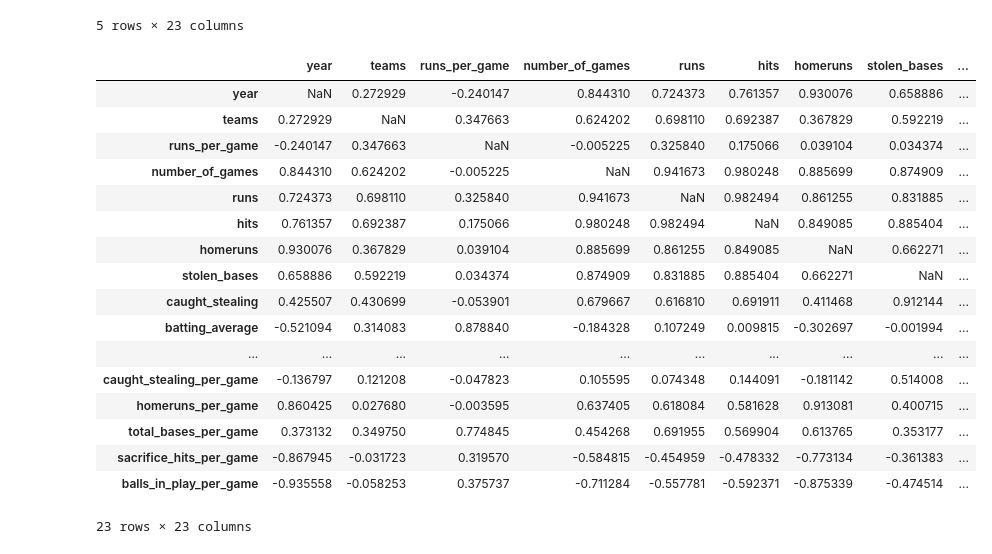
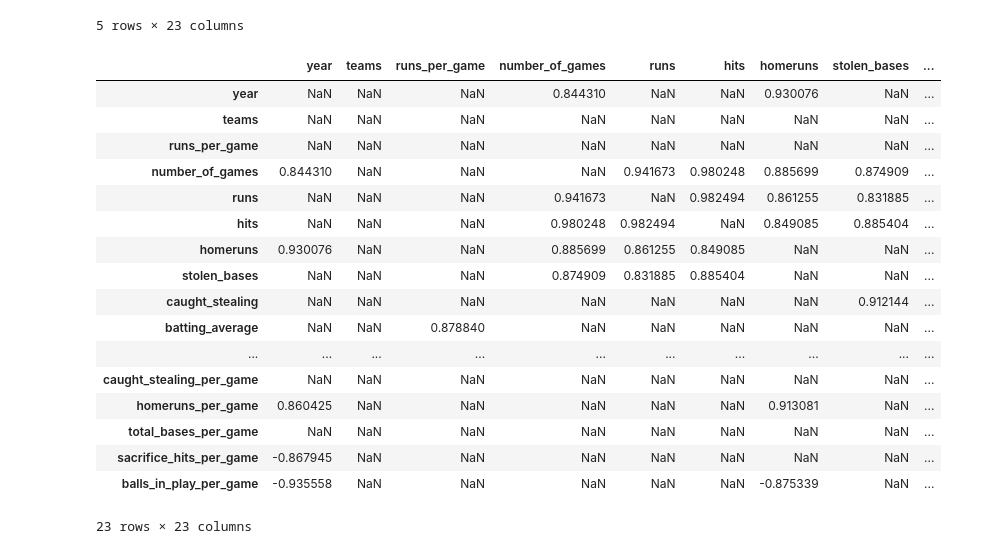
Before and after one commit to digital-buddha42/Baseball-Run-Correlations, a Jupyter notebook: Baseball Project.ipynb, the cells around one changed output. Cells and saved outputs as stored; diff of their text form; code cells hidden in the pictures.

Commit message:
added threshold variable for correlation.

```diff
--- a/Baseball Project.ipynb
+++ b/Baseball Project.ipynb
@@ -139,25 +139,25 @@ See the caveats in the documentation: https://pandas.pydata.org/pandas-docs/stab
 5 rows × 23 columns
 # %%
 correlation_df = cleaned_hitting_df.corr()
-correlation_df = correlation_df[((correlation_df > 0.9) | (correlation_df < 0.9) ) & (correlation_df != 1.0)]
+correlation_df = correlation_df[((correlation_df > 0.8) & (correlation_df != 1.0)) |(correlation_df < -0.8)]
 
 correlation_df
 # %% [output]
 |  | year | teams | runs_per_game | number_of_games | runs | hits | homeruns | stolen_bases | ... |
-| year | NaN | 0.272929 | -0.240147 | 0.844310 | 0.724373 | 0.761357 | 0.930076 | 0.658886 | ... |
-| teams | 0.272929 | NaN | 0.347663 | 0.624202 | 0.698110 | 0.692387 | 0.367829 | 0.592219 | ... |
-| runs_per_game | -0.240147 | 0.347663 | NaN | -0.005225 | 0.325840 | 0.175066 | 0.039104 | 0.034374 | ... |
-| number_of_games | 0.844310 | 0.624202 | -0.005225 | NaN | 0.941673 | 0.980248 | 0.885699 | 0.874909 | ... |
-| runs | 0.724373 | 0.698110 | 0.325840 | 0.941673 | NaN | 0.982494 | 0.861255 | 0.831885 | ... |
-| hits | 0.761357 | 0.692387 | 0.175066 | 0.980248 | 0.982494 | NaN | 0.849085 | 0.885404 | ... |
-| homeruns | 0.930076 | 0.367829 | 0.039104 | 0.885699 | 0.861255 | 0.849085 | NaN | 0.662271 | ... |
-| stolen_bases | 0.658886 | 0.592219 | 0.034374 | 0.874909 | 0.831885 | 0.885404 | 0.662271 | NaN | ... |
-| caught_stealing | 0.425507 | 0.430699 | -0.053901 | 0.679667 | 0.616810 | 0.691911 | 0.411468 | 0.912144 | ... |
-| batting_average | -0.521094 | 0.314083 | 0.878840 | -0.184328 | 0.107249 | 0.009815 | -0.302697 | -0.001994 | ... |
+| year | NaN | NaN | NaN | 0.844310 | NaN | NaN | 0.930076 | NaN | ... |
+| teams | NaN | NaN | NaN | NaN | NaN | NaN | NaN | NaN | ... |
+| runs_per_game | NaN | NaN | NaN | NaN | NaN | NaN | NaN | NaN | ... |
+| number_of_games | 0.844310 | NaN | NaN | NaN | 0.941673 | 0.980248 | 0.885699 | 0.874909 | ... |
+| runs | NaN | NaN | NaN | 0.941673 | NaN | 0.982494 | 0.861255 | 0.831885 | ... |
+| hits | NaN | NaN | NaN | 0.980248 | 0.982494 | NaN | 0.849085 | 0.885404 | ... |
+| homeruns | 0.930076 | NaN | NaN | 0.885699 | 0.861255 | 0.849085 | NaN | NaN | ... |
+| stolen_bases | NaN | NaN | NaN | 0.874909 | 0.831885 | 0.885404 | NaN | NaN | ... |
+| caught_stealing | NaN | NaN | NaN | NaN | NaN | NaN | NaN | 0.912144 | ... |
+| batting_average | NaN | NaN | 0.878840 | NaN | NaN | NaN | NaN | NaN | ... |
 | ... | ... | ... | ... | ... | ... | ... | ... | ... | ... |
-| caught_stealing_per_game | -0.136797 | 0.121208 | -0.047823 | 0.105595 | 0.074348 | 0.144091 | -0.181142 | 0.514008 | ... |
-| homeruns_per_game | 0.860425 | 0.027680 | -0.003595 | 0.637405 | 0.618084 | 0.581628 | 0.913081 | 0.400715 | ... |
-| total_bases_per_game | 0.373132 | 0.349750 | 0.774845 | 0.454268 | 0.691955 | 0.569904 | 0.613765 | 0.353177 | ... |
-| sacrifice_hits_per_game | -0.867945 | -0.031723 | 0.319570 | -0.584815 | -0.454959 | -0.478332 | -0.773134 | -0.361383 | ... |
-| balls_in_play_per_game | -0.935558 | -0.058253 | 0.375737 | -0.711284 | -0.557781 | -0.592371 | -0.875339 | -0.474514 | ... |
+| caught_stealing_per_game | NaN | NaN | NaN | NaN | NaN | NaN | NaN | NaN | ... |
+| homeruns_per_game | 0.860425 | NaN | NaN | NaN | NaN | NaN | 0.913081 | NaN | ... |
+| total_bases_per_game | NaN | NaN | NaN | NaN | NaN | NaN | NaN | NaN | ... |
+| sacrifice_hits_per_game | -0.867945 | NaN | NaN | NaN | NaN | NaN | NaN | NaN | ... |
+| balls_in_play_per_game | -0.935558 | NaN | NaN | NaN | NaN | NaN | -0.875339 | NaN | ... |
 23 rows × 23 columns
```
